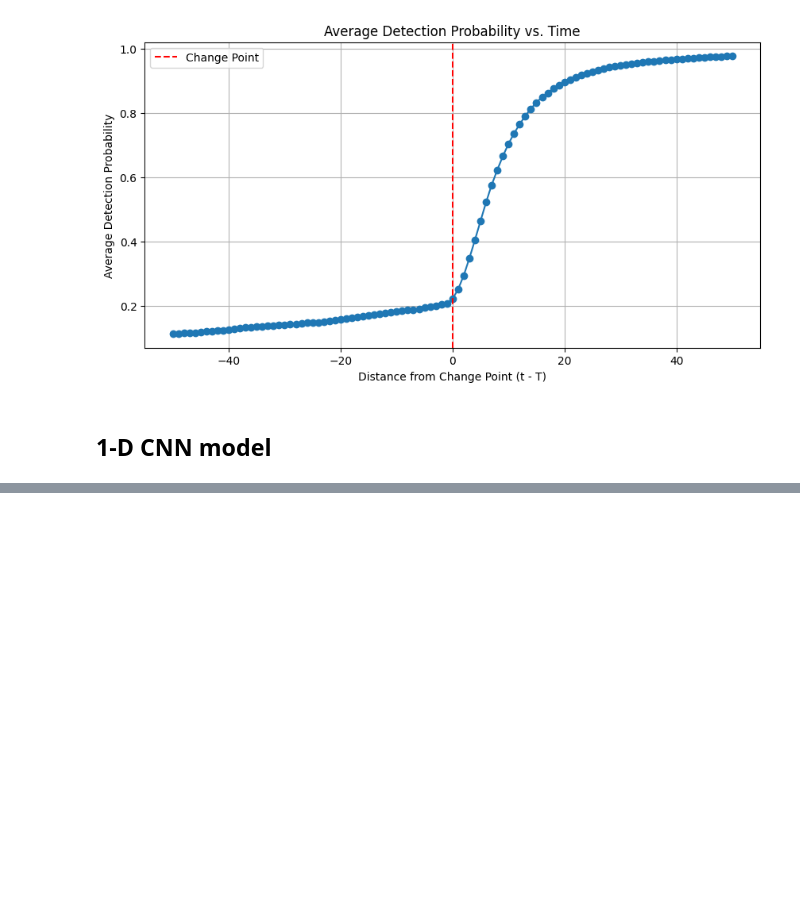
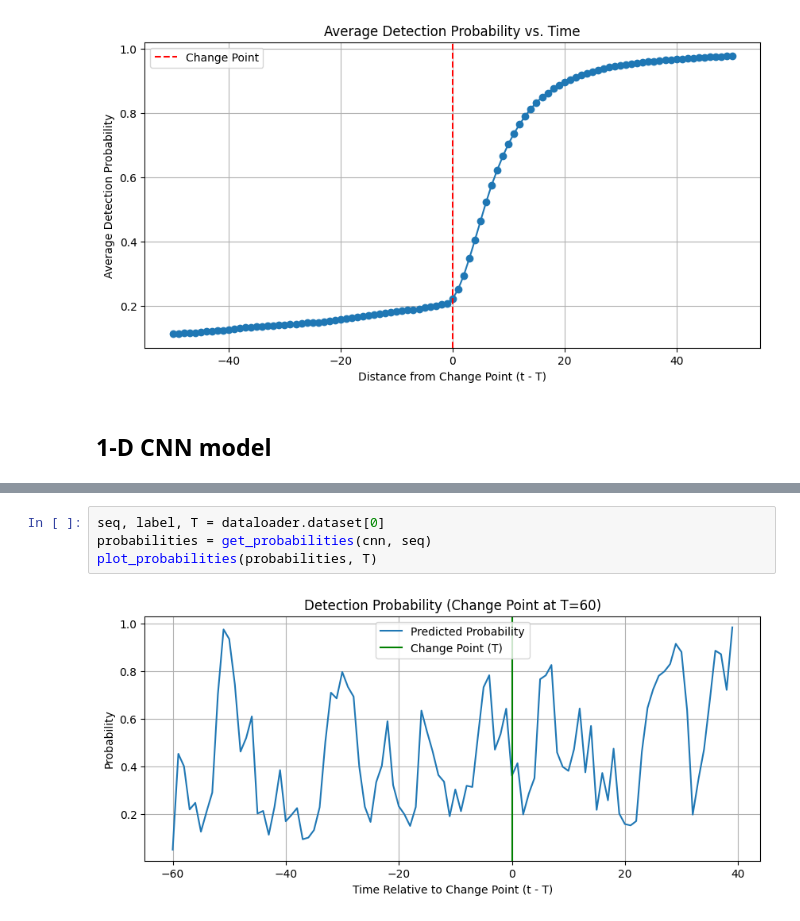
Before and after one commit to yashc73080/CS462-Deep-Learning, a Jupyter notebook: HW3/sequences.ipynb, the cells around one changed output, grey strips where cells are left out. Cells and saved outputs as stored; diff of their text form; blank space fills up the shorter version.

```diff
--- a/HW3/sequences.ipynb
+++ b/HW3/sequences.ipynb
@@ -286,0 +331,6 @@ evaluate_and_plot_aggregate(lstm, dataloader, device)
+# %%
+seq, label, T = dataloader.dataset[0]
+probabilities = get_probabilities(cnn, seq)
+plot_probabilities(probabilities, T)
+# %% [output]
+[figure, added]
```
Also changed, not shown: parts of 3 cells of this notebook.
